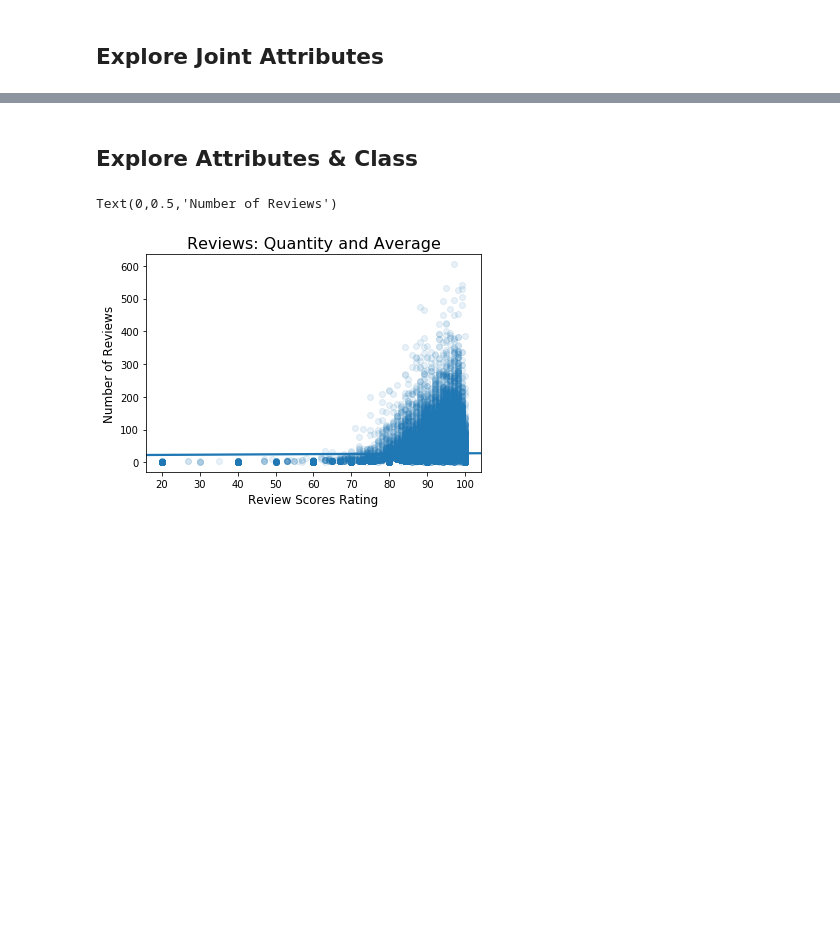
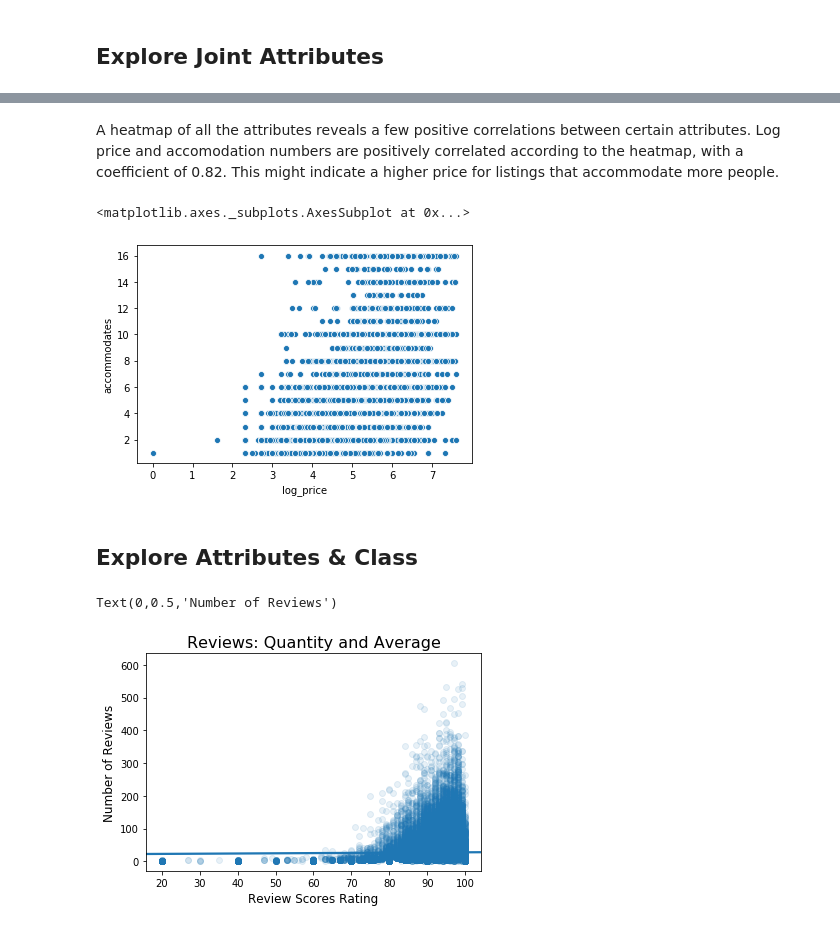
Before and after one commit to anguyen-07/DS7331-ML_Labs, a Jupyter notebook: DS7331_Lab1_VizProcessing_AirBnB.ipynb, the cells around one changed output, grey strips where cells are left out. Saved outputs shown, nothing was run; the diff lists cells and outputs as text; code cells hidden in the pictures; blank space fills up the shorter version.

```diff
--- a/DS7331_Lab1_VizProcessing_AirBnB.ipynb
+++ b/DS7331_Lab1_VizProcessing_AirBnB.ipynb
@@ -267,3 +249,10 @@ plt.show()
+# %% [markdown]
+A heatmap of all the attributes reveals a few positive correlations between certain attributes. Log price and accomodation numbers are positively correlated according to the heatmap, with a coefficient of 0.82. This might indicate a higher price for listings that accommodate more people.
+# %%
+sns.scatterplot('log_price', 'accommodates', data=df_ratings)
+# %% [output]
+<matplotlib.axes._subplots.AxesSubplot at 0x...>
+[figure, added]
 # %% [markdown]
 ## Explore Attributes & Class
 # %%
```
Also changed, not shown: parts of 10 cells of this notebook.
